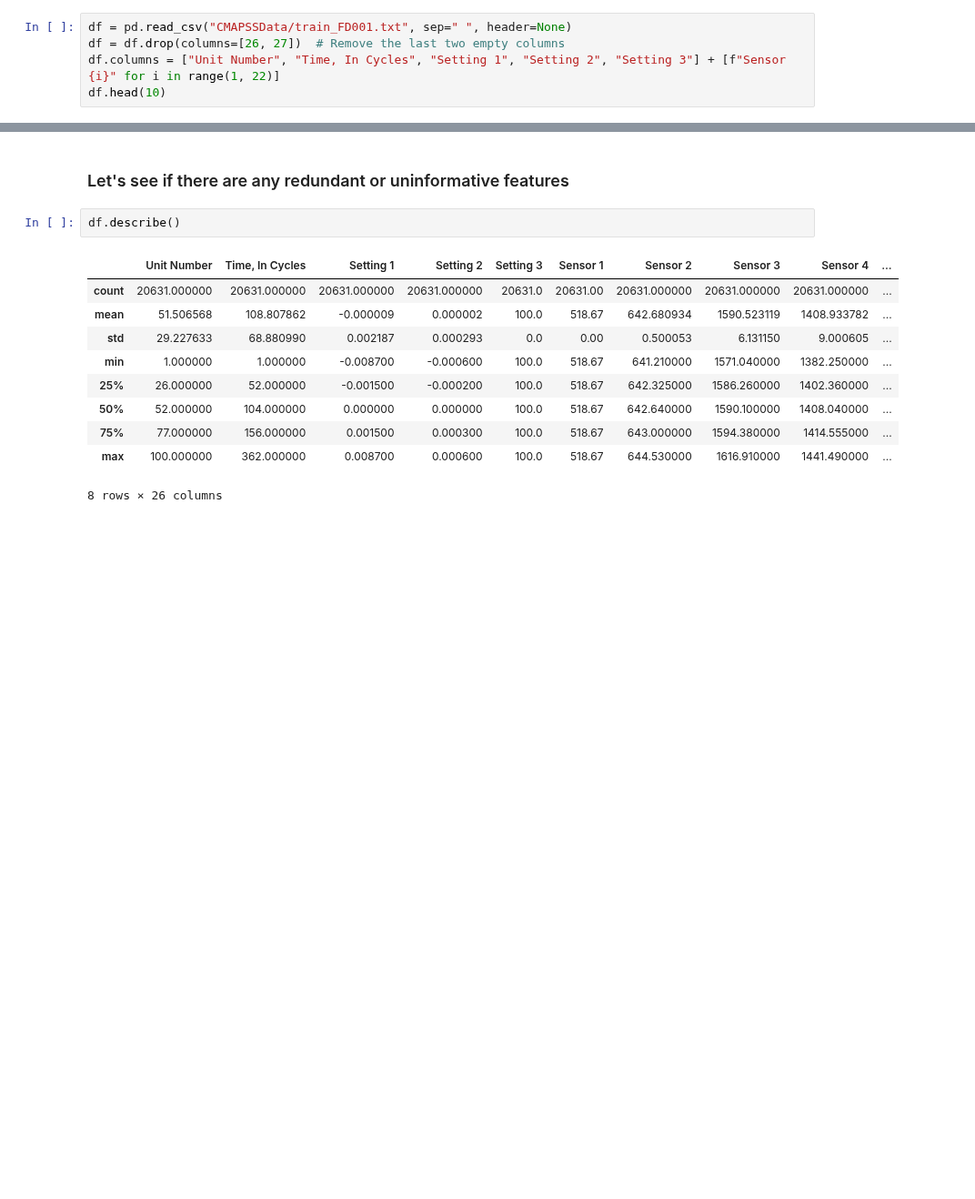
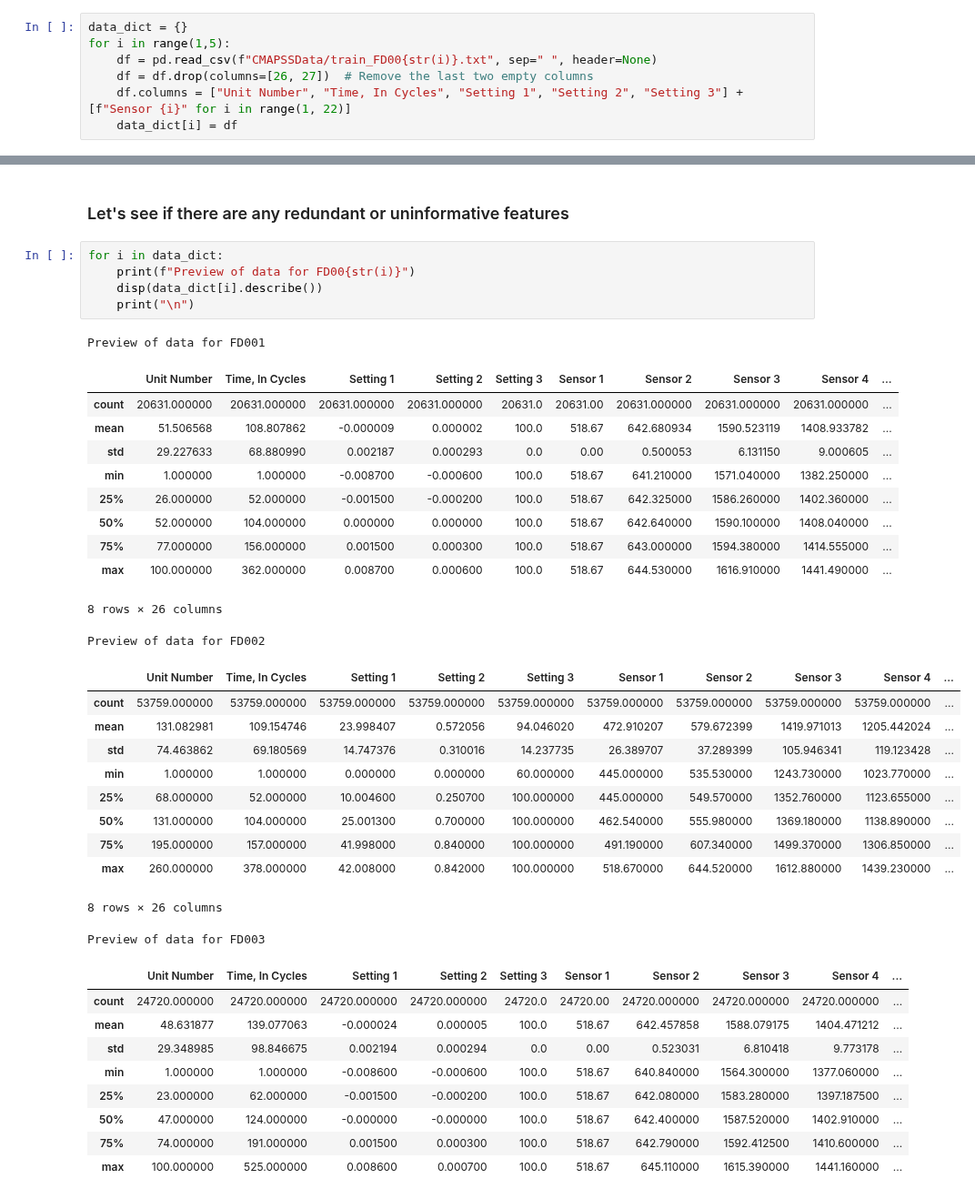
Before and after one commit to nrmshaw100/ECE447_Project, a Jupyter notebook: dataVisualization.ipynb, the cells around one changed output, grey strips where cells are left out. Shown at 91% size. Cells and saved outputs as stored; diff of their text form; blank space fills up the shorter version.

```diff
--- a/dataVisualization.ipynb
+++ b/dataVisualization.ipynb
@@ -6,7 +6,9 @@ import matplotlib.pyplot as plt
 import os
 from IPython.display import display as disp
 # %%
-df = pd.read_csv("CMAPSSData/train_FD001.txt", sep=" ", header=None)
-df = df.drop(columns=[26, 27])  # Remove the last two empty columns
-df.columns = ["Unit Number", "Time, In Cycles", "Setting 1", "Setting 2", "Setting 3"] + [f"Sensor {i}" for i in range(1, 22)]
-df.head(10)
+data_dict = {}
+for i in range(1,5):
+    df = pd.read_csv(f"CMAPSSData/train_FD00{str(i)}.txt", sep=" ", header=None)
+    df = df.drop(columns=[26, 27])  # Remove the last two empty columns
+    df.columns = ["Unit Number", "Time, In Cycles", "Setting 1", "Setting 2", "Setting 3"] + [f"Sensor {i}" for i in range(1, 22)]
+    data_dict[i] = df
@@ -26,15 +15,40 @@ df.head(10)
 # %% [markdown]
 ### Let's see if there are any redundant or uninformative features
 # %%
-df.describe()
+for i in data_dict:
+    print(f"Preview of data for FD00{str(i)}")
+    disp(data_dict[i].describe())
+    print("\n")
 # %% [output]
+Preview of data for FD001
 |  | Unit Number | Time, In Cycles | Setting 1 | Setting 2 | Setting 3 | Sensor 1 | Sensor 2 | Sensor 3 | Sensor 4 | ... |
 | count | 20631.000000 | 20631.000000 | 20631.000000 | 20631.000000 | 20631.0 | 20631.00 | 20631.000000 | 20631.000000 | 20631.000000 | ... |
 | mean | 51.506568 | 108.807862 | -0.000009 | 0.000002 | 100.0 | 518.67 | 642.680934 | 1590.523119 | 1408.933782 | ... |
 | std | 29.227633 | 68.880990 | 0.002187 | 0.000293 | 0.0 | 0.00 | 0.500053 | 6.131150 | 9.000605 | ... |
 | min | 1.000000 | 1.000000 | -0.008700 | -0.000600 | 100.0 | 518.67 | 641.210000 | 1571.040000 | 1382.250000 | ... |
 | 25% | 26.000000 | 52.000000 | -0.001500 | -0.000200 | 100.0 | 518.67 | 642.325000 | 1586.260000 | 1402.360000 | ... |
 | 50% | 52.000000 | 104.000000 | 0.000000 | 0.000000 | 100.0 | 518.67 | 642.640000 | 1590.100000 | 1408.040000 | ... |
 | 75% | 77.000000 | 156.000000 | 0.001500 | 0.000300 | 100.0 | 518.67 | 643.000000 | 1594.380000 | 1414.555000 | ... |
 | max | 100.000000 | 362.000000 | 0.008700 | 0.000600 | 100.0 | 518.67 | 644.530000 | 1616.910000 | 1441.490000 | ... |
-8 rows × 26 columns
+8 rows × 26 columns
+Preview of data for FD002
+|  | Unit Number | Time, In Cycles | Setting 1 | Setting 2 | Setting 3 | Sensor 1 | Sensor 2 | Sensor 3 | Sensor 4 | ... |
+| count | 53759.000000 | 53759.000000 | 53759.000000 | 53759.000000 | 53759.000000 | 53759.000000 | 53759.000000 | 53759.000000 | 53759.000000 | ... |
+| mean | 131.082981 | 109.154746 | 23.998407 | 0.572056 | 94.046020 | 472.910207 | 579.672399 | 1419.971013 | 1205.442024 | ... |
+| std | 74.463862 | 69.180569 | 14.747376 | 0.310016 | 14.237735 | 26.389707 | 37.289399 | 105.946341 | 119.123428 | ... |
+| min | 1.000000 | 1.000000 | 0.000000 | 0.000000 | 60.000000 | 445.000000 | 535.530000 | 1243.730000 | 1023.770000 | ... |
+| 25% | 68.000000 | 52.000000 | 10.004600 | 0.250700 | 100.000000 | 445.000000 | 549.570000 | 1352.760000 | 1123.655000 | ... |
+| 50% | 131.000000 | 104.000000 | 25.001300 | 0.700000 | 100.000000 | 462.540000 | 555.980000 | 1369.180000 | 1138.890000 | ... |
+| 75% | 195.000000 | 157.000000 | 41.998000 | 0.840000 | 100.000000 | 491.190000 | 607.340000 | 1499.370000 | 1306.850000 | ... |
+| max | 260.000000 | 378.000000 | 42.008000 | 0.842000 | 100.000000 | 518.670000 | 644.520000 | 1612.880000 | 1439.230000 | ... |
+8 rows × 26 columns
+Preview of data for FD003
+|  | Unit Number | Time, In Cycles | Setting 1 | Setting 2 | Setting 3 | Sensor 1 | Sensor 2 | Sensor 3 | Sensor 4 | ... |
+| count | 24720.000000 | 24720.000000 | 24720.000000 | 24720.000000 | 24720.0 | 24720.00 | 24720.000000 | 24720.000000 | 24720.000000 | ... |
+| mean | 48.631877 | 139.077063 | -0.000024 | 0.000005 | 100.0 | 518.67 | 642.457858 | 1588.079175 | 1404.471212 | ... |
+| std | 29.348985 | 98.846675 | 0.002194 | 0.000294 | 0.0 | 0.00 | 0.523031 | 6.810418 | 9.773178 | ... |
+| min | 1.000000 | 1.000000 | -0.008600 | -0.000600 | 100.0 | 518.67 | 640.840000 | 1564.300000 | 1377.060000 | ... |
+| 25% | 23.000000 | 62.000000 | -0.001500 | -0.000200 | 100.0 | 518.67 | 642.080000 | 1583.280000 | 1397.187500 | ... |
+| 50% | 47.000000 | 124.000000 | -0.000000 | -0.000000 | 100.0 | 518.67 | 642.400000 | 1587.520000 | 1402.910000 | ... |
+| 75% | 74.000000 | 191.000000 | 0.001500 | 0.000300 | 100.0 | 518.67 | 642.790000 | 1592.412500 | 1410.600000 | ... |
+| max | 100.000000 | 525.000000 | 0.008600 | 0.000700 | 100.0 | 518.67 | 645.110000 | 1615.390000 | 1441.160000 | ... |
```
Also changed, not shown: parts of 15 cells of this notebook, 2 other files.
